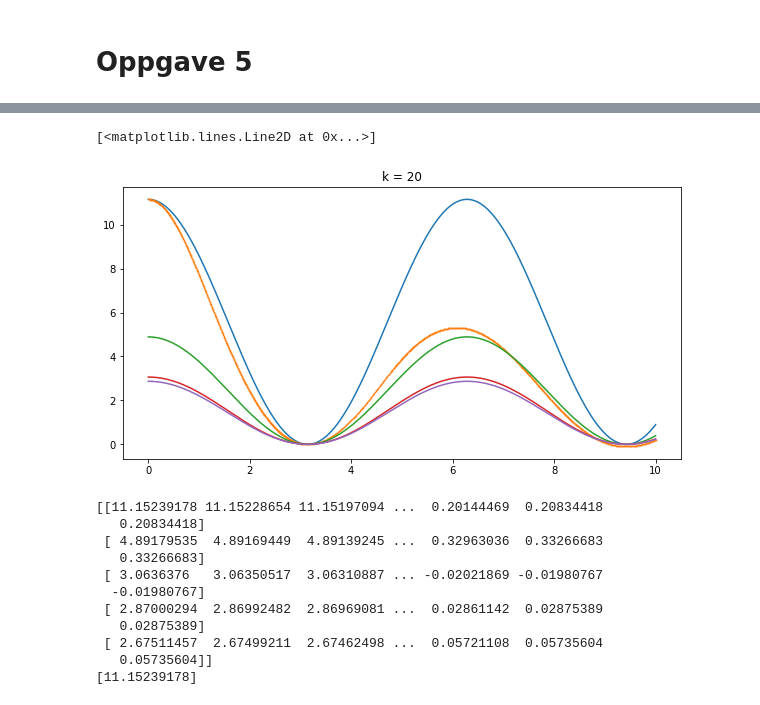
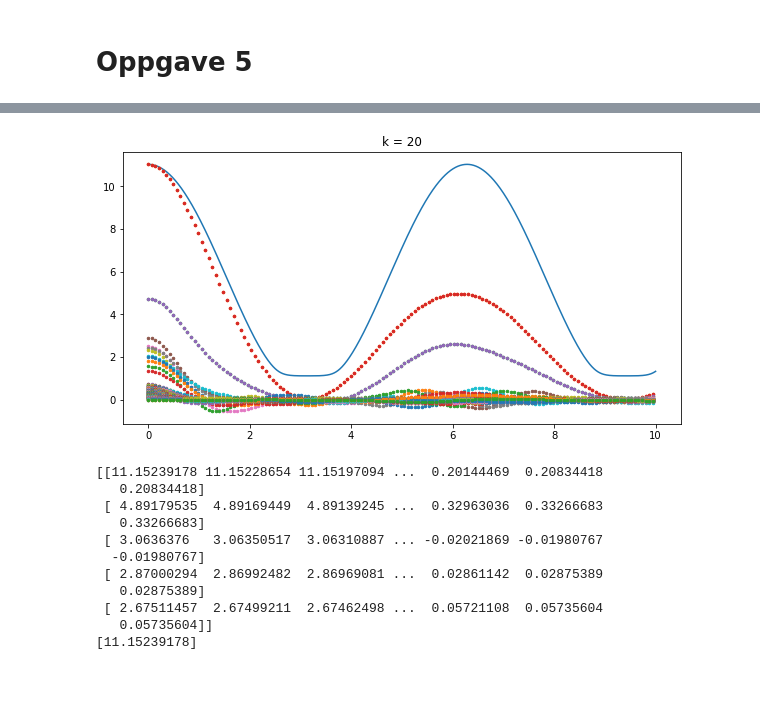
Before and after one commit to albertbayazidi/Dynamic-Low-Rank-Approximations-and-Bidiagonalization, a Jupyter notebook: test.ipynb, the cells around one changed output, grey strips where cells are left out. Cells and saved outputs as stored; diff of their text form; code cells hidden in the pictures.

```diff
--- a/test.ipynb
+++ b/test.ipynb
@@ -111,7 +111,7 @@ t0 = 0
 h = 0.01
 tol = 1.e-3
 tf = 10
-k = 5
+k = 100
 
 A_20 = ex.A_2(t0)
 
@@ -120,13 +120,13 @@ U_tensor,S_tensor,V_tensor,t_vals = vssi.variable_solver(t0,tf,A_20,tol,h,method
 
 Yt,Ut,St,Vt = vssi.format_Yt(A_20,U_tensor,S_tensor,V_tensor)
 
-sing_vals_exact = vssi.compute_singular_values(ex.A_2,k,t_vals)
-sing_vals_approx = vssi.extract_singular_values(St)
+# sing_vals_exact = vssi.compute_singular_values(ex.A_2,k,t_vals)
+# sing_vals_approx = vssi.extract_singular_values(St)
 
-plt.figure(1,figsize=(10,5))
-plt.title(f"Singular values as function of time, k = {k}")
-for i in range(len(sing_vals_exact)):
-    plt.plot(t_vals,sing_vals_exact[i])
-    plt.plot(t_vals[::20],(sing_vals_approx[i][:-1])[::20], "o", markersize = 2.5)
-plt.xlabel("time")
-plt.show()
+# plt.figure(1,figsize=(10,5))
+# plt.title(f"Singular values as function of time, k = {k}")
+# for i in range(len(sing_vals_exact)):
+#     plt.plot(t_vals,sing_vals_exact[i])
+#     plt.plot(t_vals[::20],(sing_vals_approx[i][:-1])[::20], "o", markersize = 2.5)
+# plt.xlabel("time")
+# plt.show()
@@ -135,19 +133,22 @@ plt.show()
 # %%
-sing_vals_exact = vssi.compute_singular_values(ex.A_2,k+3,t_vals)
+sing_vals_exact = vssi.compute_singular_values(ex.A_2,k,t_vals)
 sing_vals_approx = vssi.extract_singular_values(St)
 # %%
 
 plt.figure(1,figsize=(10,5))
 plt.title("k = 20")
 #for i in range(len(sing_vals_exact)):
 plt.plot(t_vals,sing_vals_exact[0])
-plt.plot(t_vals,sing_vals_approx[0][:-1], ".", markersize = 1)
-plt.plot(t_vals,sing_vals_exact[1])
-plt.plot(t_vals,sing_vals_exact[2])
-plt.plot(t_vals,sing_vals_exact[3])
+plt.plot(t_vals[::20],sing_vals_approx[0][:-1][::20], "o", markersize = 2.5)
+plt.plot(t_vals[::20],sing_vals_approx[1][:-1][::20], "o", markersize = 2.5)
+for i in range(100):
+    plt.plot(t_vals[::20],sing_vals_approx[i][:-1][::20], "o", markersize = 2.5)
+
+#plt.plot(t_vals,sing_vals_exact[1])
+#plt.plot(t_vals,sing_vals_exact[2])
+#plt.plot(t_vals,sing_vals_exact[3])
 # %% [output]
-[<matplotlib.lines.Line2D at 0x...>]
-[figure, old version]
+[figure, new version]
 # %%
 sing_vals_exact = vssi.compute_singular_values(ex.A_2,1,[6])
 sing_vals_approx = vssi.extract_singular_values(St)
```
Also changed, not shown: parts of 1 cell of this notebook, 3 other files.
